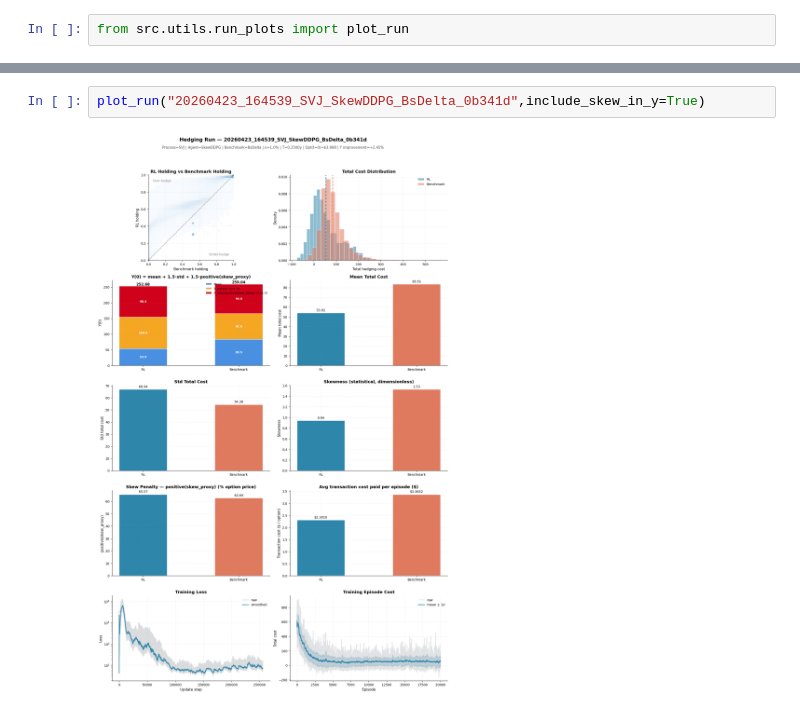
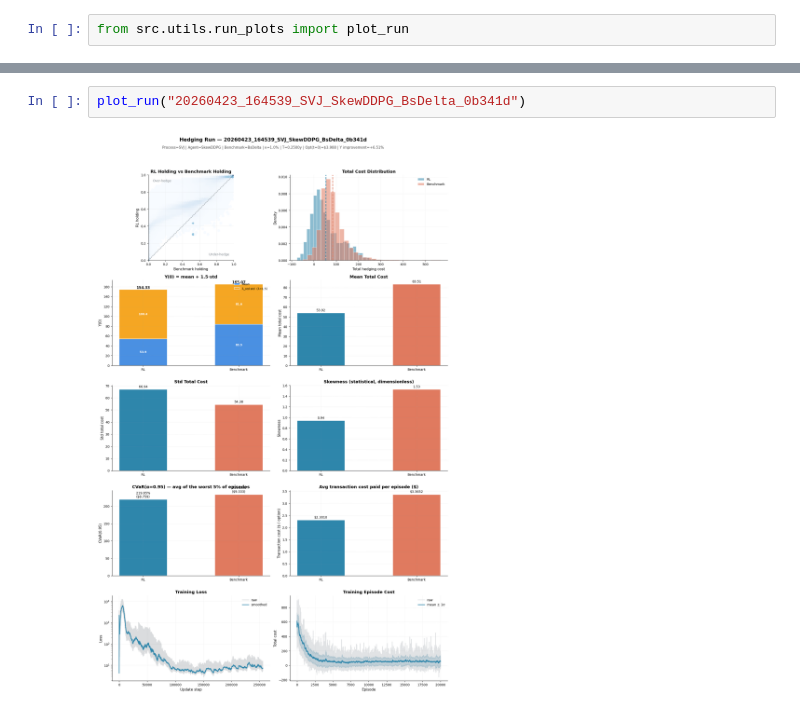
Before and after one commit to thibault-charbonnier/deep-hedging, a Jupyter notebook: notebooks/plot.ipynb, the cells around one changed output, grey strips where cells are left out. Saved outputs shown, nothing was run; the diff lists cells and outputs as text.

```diff
--- a/notebooks/plot.ipynb
+++ b/notebooks/plot.ipynb
@@ -19,5 +19,5 @@ plot_run("20260423_163450_SVJ_SkewDDPG_BsDelta_928d1b",include_skew_in_y=True)
 # %%
-plot_run("20260423_164539_SVJ_SkewDDPG_BsDelta_0b341d",include_skew_in_y=True)
+plot_run("20260423_164539_SVJ_SkewDDPG_BsDelta_0b341d")
 # %% [output]
-[figure, old version]
+[figure, new version]
 # %%
```
Also changed, not shown: parts of 7 cells of this notebook, 8 other files.
